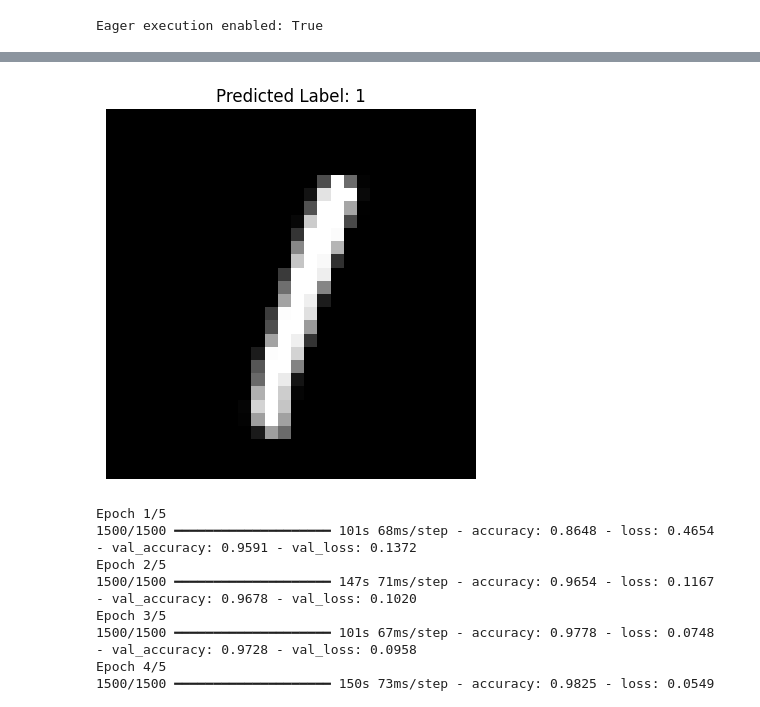
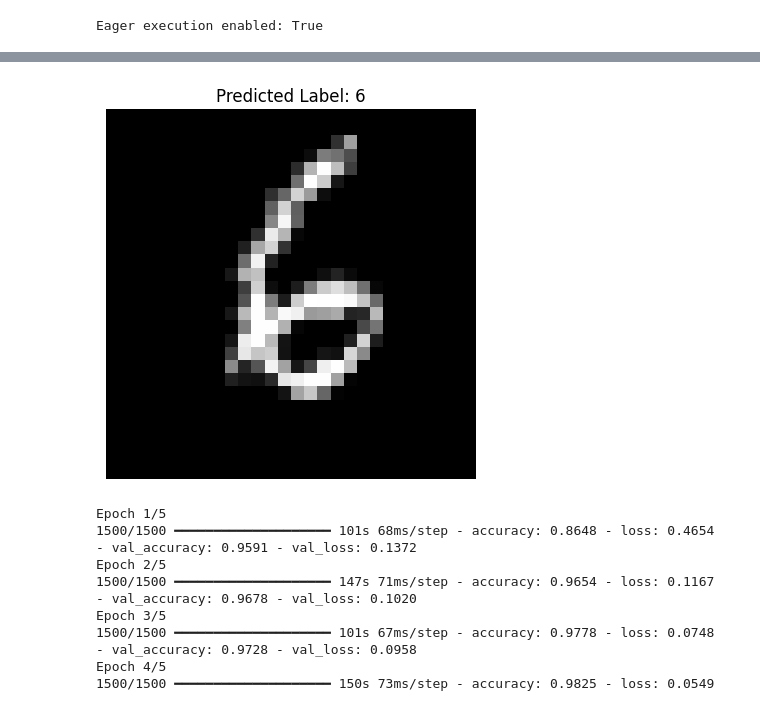
Before and after one commit to Imran-co/Imran, a Jupyter notebook: Project_Test_with_Output_using_ann.ipynb, the cells around one changed output, grey strips where cells are left out. Saved outputs shown, nothing was run; the diff lists cells and outputs as text; code cells hidden in the pictures.

```diff
--- a/Project_Test_with_Output_using_ann.ipynb
+++ b/Project_Test_with_Output_using_ann.ipynb
@@ -521,5 +521,5 @@ def predict_image(index):
     plt.show()
 
 # Test with a random image
-predict_image(5)
+predict_image(2000)
 # %% [output]
@@ -543,4 +543,4 @@ Test Accuracy: 0.9759
-[figure, old version]
+[figure, new version]
 # %%
 from sklearn.model_selection import train_test_split
 import tensorflow as tf
```
Also changed, not shown: parts of 2 cells of this notebook.
